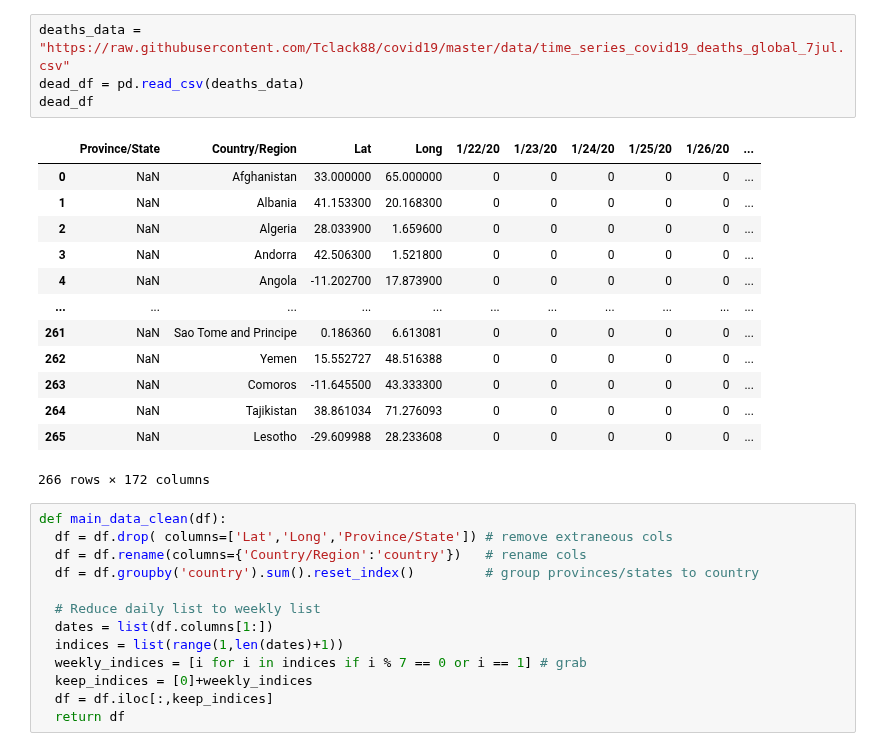
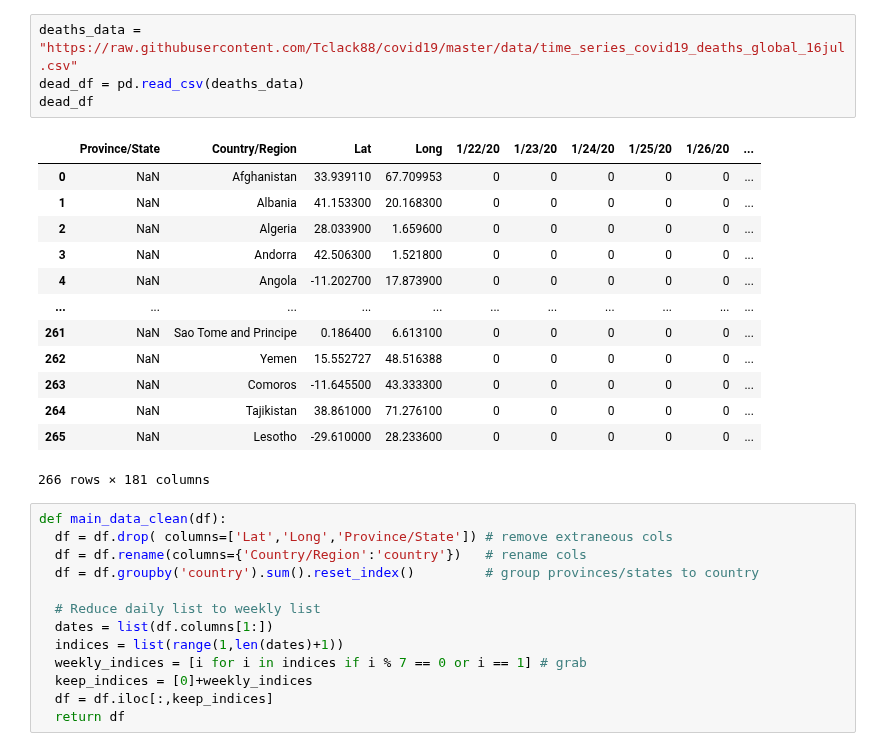
Before and after one commit to Tclack88/covid19, a Jupyter notebook: Covid.ipynb, the cells around one changed output. Drawn from its saved outputs; the diff is of its cells as text.

```diff
--- a/Covid.ipynb
+++ b/Covid.ipynb
@@ -23,21 +23,21 @@ confirmed_df
 # %%
-deaths_data = "https://raw.githubusercontent.com/Tclack88/covid19/master/data/time_series_covid19_deaths_global_7jul.csv"
+deaths_data = "https://raw.githubusercontent.com/Tclack88/covid19/master/data/time_series_covid19_deaths_global_16jul.csv"
 dead_df = pd.read_csv(deaths_data)
 dead_df
 # %% [output]
 |  | Province/State | Country/Region | Lat | Long | 1/22/20 | 1/23/20 | 1/24/20 | 1/25/20 | 1/26/20 | ... |
-| 0 | NaN | Afghanistan | 33.000000 | 65.000000 | 0 | 0 | 0 | 0 | 0 | ... |
+| 0 | NaN | Afghanistan | 33.939110 | 67.709953 | 0 | 0 | 0 | 0 | 0 | ... |
 | 1 | NaN | Albania | 41.153300 | 20.168300 | 0 | 0 | 0 | 0 | 0 | ... |
 | 2 | NaN | Algeria | 28.033900 | 1.659600 | 0 | 0 | 0 | 0 | 0 | ... |
 | 3 | NaN | Andorra | 42.506300 | 1.521800 | 0 | 0 | 0 | 0 | 0 | ... |
 | 4 | NaN | Angola | -11.202700 | 17.873900 | 0 | 0 | 0 | 0 | 0 | ... |
 | ... | ... | ... | ... | ... | ... | ... | ... | ... | ... | ... |
-| 261 | NaN | Sao Tome and Principe | 0.186360 | 6.613081 | 0 | 0 | 0 | 0 | 0 | ... |
+| 261 | NaN | Sao Tome and Principe | 0.186400 | 6.613100 | 0 | 0 | 0 | 0 | 0 | ... |
 | 262 | NaN | Yemen | 15.552727 | 48.516388 | 0 | 0 | 0 | 0 | 0 | ... |
 | 263 | NaN | Comoros | -11.645500 | 43.333300 | 0 | 0 | 0 | 0 | 0 | ... |
-| 264 | NaN | Tajikistan | 38.861034 | 71.276093 | 0 | 0 | 0 | 0 | 0 | ... |
-| 265 | NaN | Lesotho | -29.609988 | 28.233608 | 0 | 0 | 0 | 0 | 0 | ... |
+| 264 | NaN | Tajikistan | 38.861000 | 71.276100 | 0 | 0 | 0 | 0 | 0 | ... |
+| 265 | NaN | Lesotho | -29.610000 | 28.233600 | 0 | 0 | 0 | 0 | 0 | ... |
-266 rows × 172 columns
+266 rows × 181 columns
 # %%
 def main_data_clean(df):
   df = df.drop( columns=['Lat','Long','Province/State']) # remove extraneous cols
```
Also changed, not shown: parts of 7 cells of this notebook.
